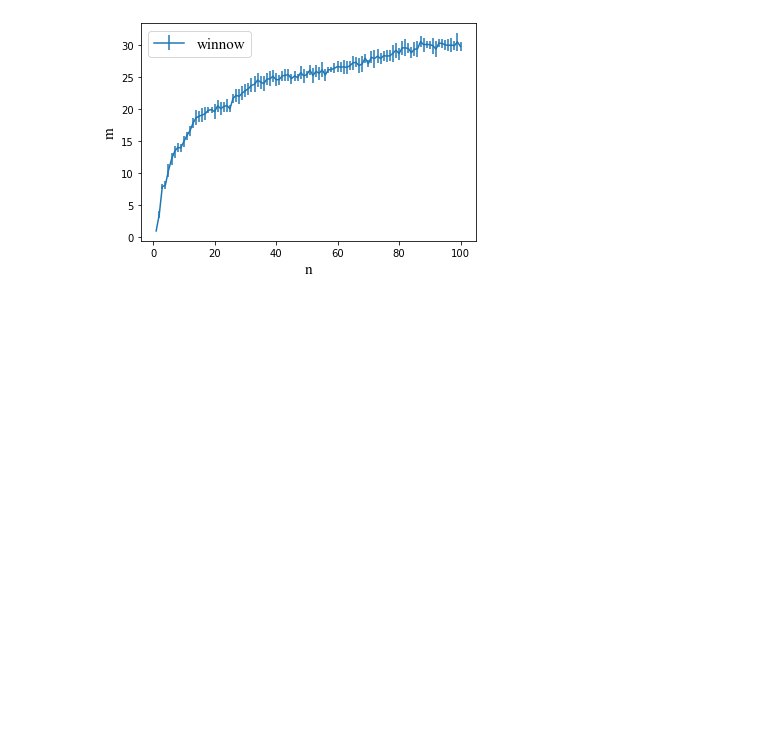
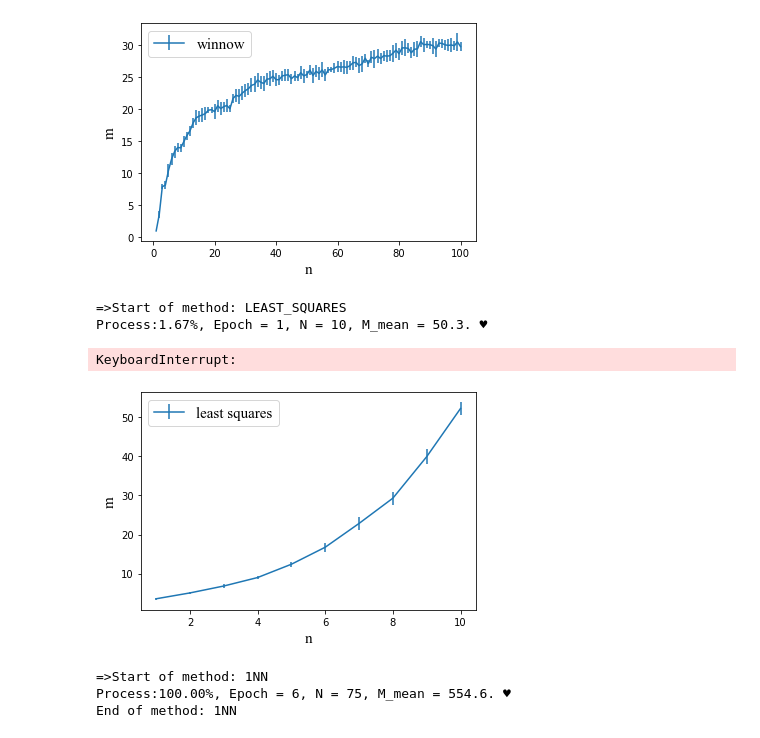
Before and after one commit to Hy23333/Islington-0078-Ass2, a Jupyter notebook: COMP0078 Asst2 Q2-Copy1.ipynb, the cells around one changed output. Saved outputs shown, nothing was run; the diff lists cells and outputs as text; code cells hidden in the pictures; blank space fills up the shorter version.

Commit message:
Assignment 2 Q2 plot update 2

```diff
--- a/COMP0078 Asst2 Q2-Copy1.ipynb
+++ b/COMP0078 Asst2 Q2-Copy1.ipynb
@@ -221,7 +221,7 @@ def oneNN(X_train, Y_train, X_test, Y_test):
 # %% [markdown]
 ### Calculate sample complexity
 # %%
-def complexity(N, test_size, method="winnow", outter_maxrun=10, inner_maxrun=5):
+def complexity(N, test_size, method="winnow", outter_maxrun=6, inner_maxrun=3):
     """
     Input:
     N: Max N we want to compute the complexity for
@@ -318,7 +318,7 @@ def complexity(N, test_size, method="winnow", outter_maxrun=10, inner_maxrun=5):
                         n,
                         np.mean(M_list),
                     ),
-                    end=". ♥",
+                    end=".",
                 )
                 """
                 End of loop depth 1
@@ -391,4 +382,8 @@ plt.show()
 # %% [output]
 [figure]
 # %%
-M_mean_lsq, M_std_lsq = complexity(50, 500, "least_squares")
+M_mean_lsq, M_std_lsq = complexity(100, 100, "least_squares")
+# %% [output]
+=>Start of method: LEAST_SQUARES
+Process:1.67%, Epoch = 1, N = 10, M_mean = 50.3. ♥
+KeyboardInterrupt:
@@ -409,0 +390,15 @@ font2 = {'family' : 'Times New Roman',
+# %%
+plt.errorbar(np.arange(1, 11), M_mean_lsq, M_std_lsq,   label = "least squares")
+plt.legend(prop = font1)
+plt.xlabel('n',font2)
+plt.ylabel('m',font2)
+plt.savefig('least_squares_100_100.png')
+plt.show()
+# %% [output]
+[figure, added]
+# %%
+M_mean_1NN, M_std_1NN = complexity(75, 10, "1NN")
+# %% [output]
+=>Start of method: 1NN
+Process:100.00%, Epoch = 6, N = 75, M_mean = 554.6. ♥
+End of method: 1NN
```
Also changed, not shown: parts of 7 cells of this notebook.
